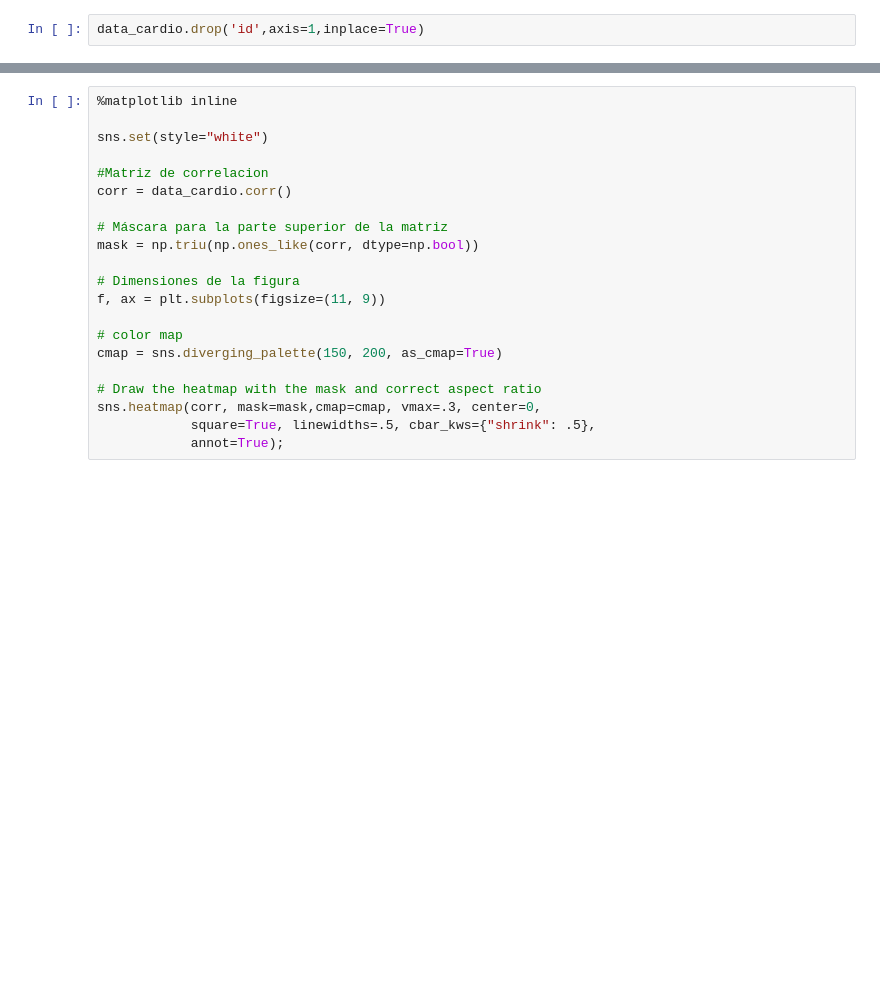
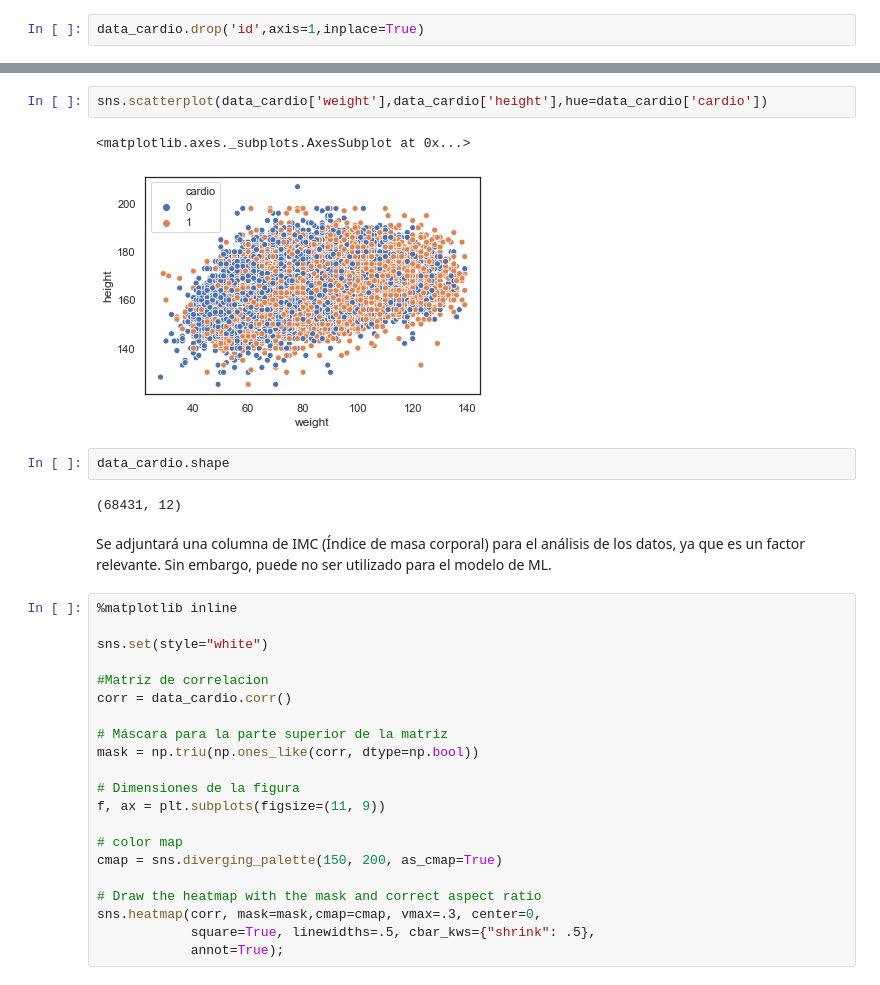
Before and after one commit to MayReii/ProyectoFinal, a Jupyter notebook: EDA.ipynb, the cells around one changed output, grey strips where cells are left out. Saved outputs shown, nothing was run; the diff lists cells and outputs as text; blank space fills up the shorter version.

```diff
--- a/EDA.ipynb
+++ b/EDA.ipynb
@@ -200,3 +212,14 @@ data_cardio.drop('id',axis=1,inplace=True)
+# %%
+sns.scatterplot(data_cardio['weight'],data_cardio['height'],hue=data_cardio['cardio'])
+# %% [output]
+<matplotlib.axes._subplots.AxesSubplot at 0x...>
+[figure, added]
+# %%
+data_cardio.shape
+# %% [output]
+(68431, 12)
+# %% [markdown]
+Se adjuntará una columna de IMC (Índice de masa corporal) para el análisis de los datos, ya que es un factor relevante. Sin embargo, puede no ser utilizado para el modelo de ML.
 # %%
 %matplotlib inline
 
```
Also changed, not shown: parts of 3 cells of this notebook.
